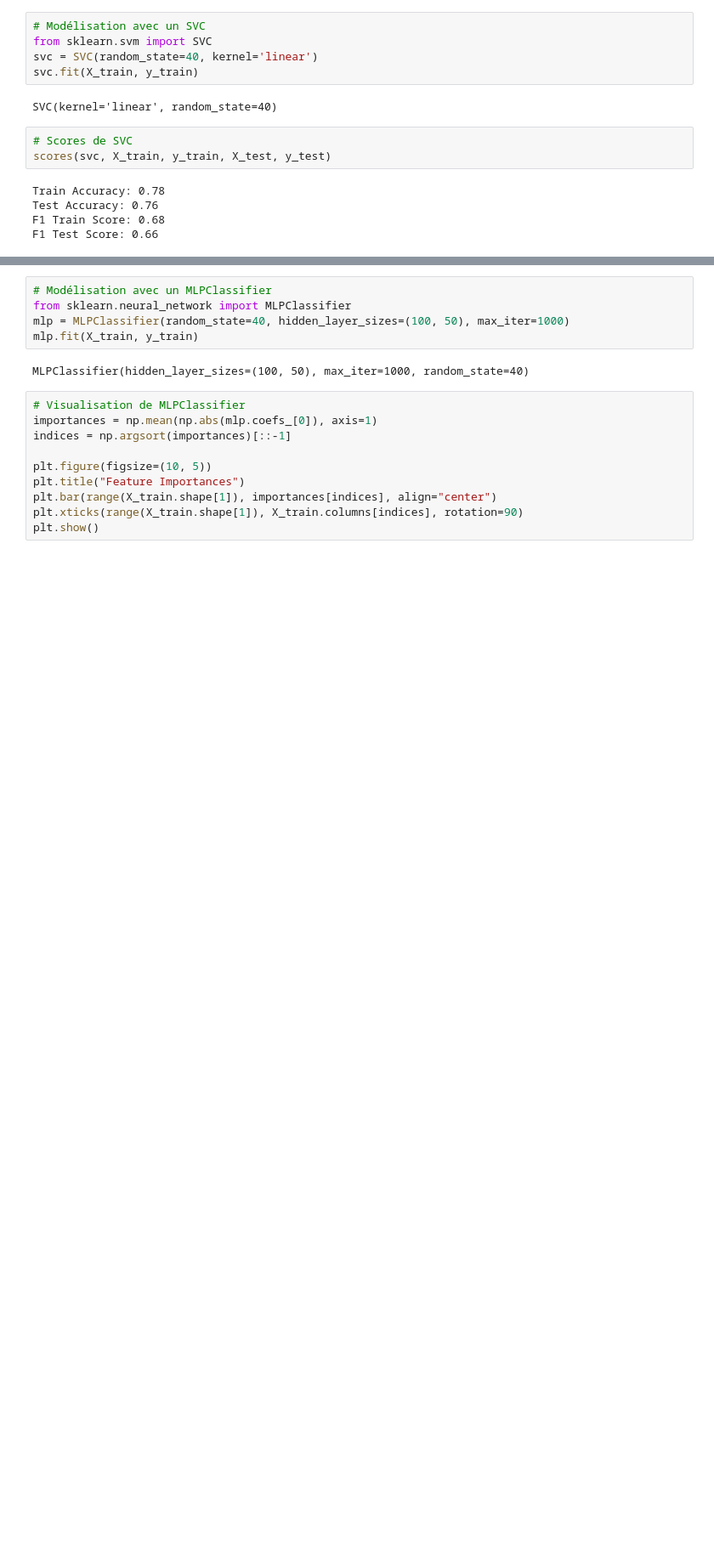
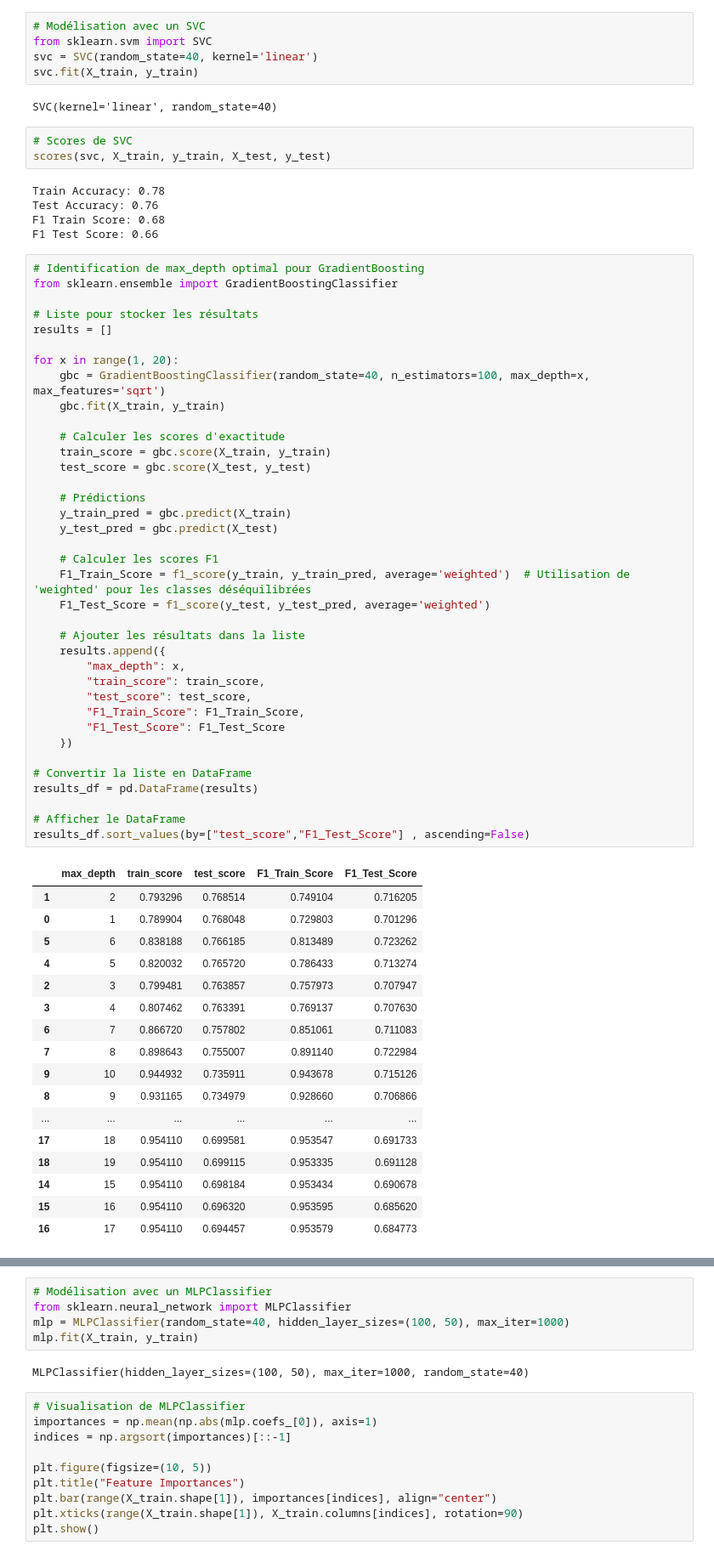
Before and after one commit to ysfmrbt/Projet_DM-2024_2025--2-, a Jupyter notebook: project.ipynb, the cells around one changed output, grey strips where cells are left out. Shown at 85% size. Drawn from its saved outputs; the diff is of its cells as text; blank space fills up the shorter version.

```diff
--- a/project.ipynb
+++ b/project.ipynb
@@ -420,5 +537,60 @@ Train Accuracy: 0.78
 Test Accuracy: 0.76
 F1 Train Score: 0.68
 F1 Test Score: 0.66
+# %%
+# Identification de max_depth optimal pour GradientBoosting
+from sklearn.ensemble import GradientBoostingClassifier
+
+# Liste pour stocker les résultats
+results = []
+
+for x in range(1, 20):
+    gbc = GradientBoostingClassifier(random_state=40, n_estimators=100, max_depth=x, max_features='sqrt')
+    gbc.fit(X_train, y_train)
+
+    # Calculer les scores d'exactitude
+    train_score = gbc.score(X_train, y_train)
+    test_score = gbc.score(X_test, y_test)
+
+    # Prédictions
+    y_train_pred = gbc.predict(X_train)
+    y_test_pred = gbc.predict(X_test)
+
+    # Calculer les scores F1
+    F1_Train_Score = f1_score(y_train, y_train_pred, average='weighted')  # Utilisation de 'weighted' pour les classes déséquilibrées
+    F1_Test_Score = f1_score(y_test, y_test_pred, average='weighted')
+
+    # Ajouter les résultats dans la liste
+    results.append({
+        "max_depth": x,
+        "train_score": train_score,
+        "test_score": test_score,
+        "F1_Train_Score": F1_Train_Score,
+        "F1_Test_Score": F1_Test_Score
+    })
+
+# Convertir la liste en DataFrame
+results_df = pd.DataFrame(results)
+
+# Afficher le DataFrame
+results_df.sort_values(by=["test_score","F1_Test_Score"] , ascending=False)
+# %% [output]
+|  | max_depth | train_score | test_score | F1_Train_Score | F1_Test_Score |
+| 1 | 2 | 0.793296 | 0.768514 | 0.749104 | 0.716205 |
+| 0 | 1 | 0.789904 | 0.768048 | 0.729803 | 0.701296 |
+| 5 | 6 | 0.838188 | 0.766185 | 0.813489 | 0.723262 |
+| 4 | 5 | 0.820032 | 0.765720 | 0.786433 | 0.713274 |
+| 2 | 3 | 0.799481 | 0.763857 | 0.757973 | 0.707947 |
+| 3 | 4 | 0.807462 | 0.763391 | 0.769137 | 0.707630 |
+| 6 | 7 | 0.866720 | 0.757802 | 0.851061 | 0.711083 |
+| 7 | 8 | 0.898643 | 0.755007 | 0.891140 | 0.722984 |
+| 9 | 10 | 0.944932 | 0.735911 | 0.943678 | 0.715126 |
+| 8 | 9 | 0.931165 | 0.734979 | 0.928660 | 0.706866 |
+| ... | ... | ... | ... | ... | ... |
+| 17 | 18 | 0.954110 | 0.699581 | 0.953547 | 0.691733 |
+| 18 | 19 | 0.954110 | 0.699115 | 0.953335 | 0.691128 |
+| 14 | 15 | 0.954110 | 0.698184 | 0.953434 | 0.690678 |
+| 15 | 16 | 0.954110 | 0.696320 | 0.953595 | 0.685620 |
+| 16 | 17 | 0.954110 | 0.694457 | 0.953579 | 0.684773 |
 # %%
 # Modélisation avec un Gradient Boosting
```
Also changed, not shown: parts of 29 cells of this notebook.
